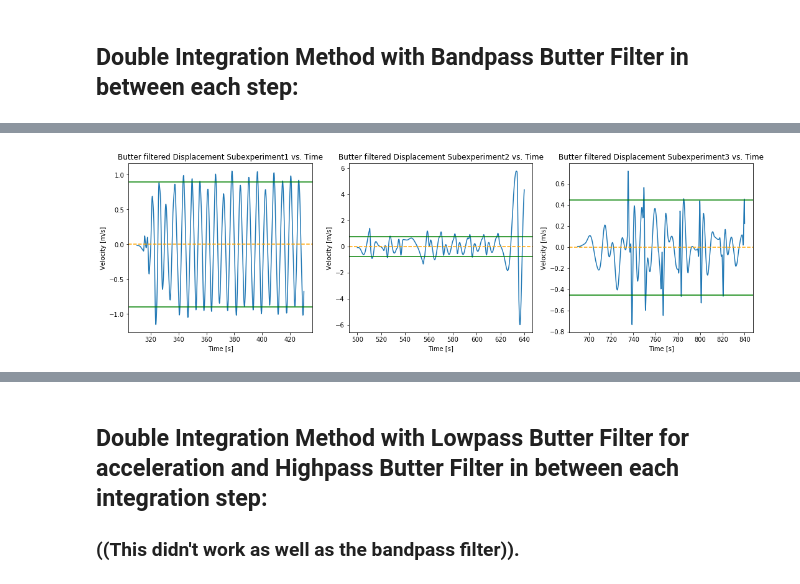
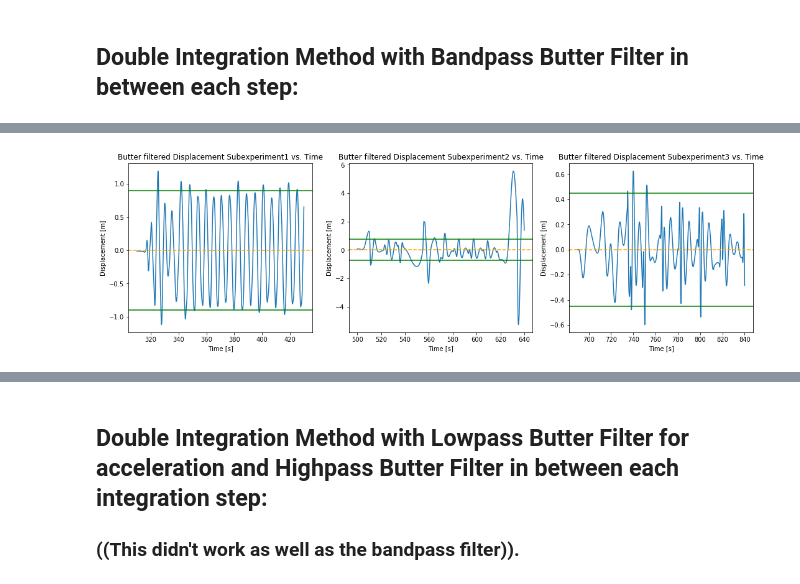
Before and after one commit to pjsimmon/E4E_Smartfin, a Jupyter notebook: PSD_E4_DoubleIntegrationFFT1_ButterFilter.ipynb, the cells around one changed output, grey strips where cells are left out. Drawn from its saved outputs; the diff is of its cells as text; code cells hidden in the pictures.

```diff
--- a/PSD_E4_DoubleIntegrationFFT1_ButterFilter.ipynb
+++ b/PSD_E4_DoubleIntegrationFFT1_ButterFilter.ipynb
@@ -1294,8 +1294,8 @@ plt.show()
 # %%
 # Define the sample rate and the Low and High Cutoff frequencies
 fs = 30
-lowcut = 0.07
-highcut = 0.9
+lowcut = 0.09
+highcut = 1.0
 
 def double_integral_bandpass(time_array, acc_array, dacc_array, lowcut, highcut, fs, order):
 
@@ -1416,35 +1416,37 @@ Starting subexperiment 3 analysis:
 # %%
+##Plotting just the displacement graphs, to put horizontal expected displacement lines on it.
+
 f1 = plt.figure(figsize=(18,5))
 ax1 = f1.add_subplot(131)
 ax2 = f1.add_subplot(132)
 ax3 = f1.add_subplot(133)
 
 #Displacement graphs:
 ax1.plot(new_t1, disp_butter_integral1)
 ax1.set_title('Butter filtered Displacement Subexperiment1 vs. Time')
 ax1.set_xlabel('Time [s]')
-ax1.set_ylabel('Velocity [m/s]')
+ax1.set_ylabel('Displacement [m]')
 ax1.axhline(0, color="orange", ls='--')
 ax1.axhline(0.9, color="green", ls='-')
 ax1.axhline(-0.9, color="green", ls='-')
 
 ax2.plot(new_t2, disp_butter_integral2)
 ax2.set_title('Butter filtered Displacement Subexperiment2 vs. Time')
 ax2.set_xlabel('Time [s]')
-ax2.set_ylabel('Velocity [m/s]')
+ax2.set_ylabel('Displacement [m]')
 ax2.axhline(0, color="orange", ls='--')
 ax2.axhline(0.75, color="green", ls='-')
 ax2.axhline(-0.75, color="green", ls='-')
 
 
 ax3.plot(new_t3, disp_butter_integral3)
 ax3.set_title('Butter filtered Displacement Subexperiment3 vs. Time')
 ax3.set_xlabel('Time [s]')
-ax3.set_ylabel('Velocity [m/s]')
+ax3.set_ylabel('Displacement [m]')
 ax3.axhline(0, color="orange", ls='--')
 ax3.axhline(0.45, color="green", ls='-')
 ax3.axhline(-0.45, color="green", ls='-')
 
 plt.show()
 # %% [output]
-[figure, old version]
+[figure, new version]
```
Also changed, not shown: parts of 2 cells of this notebook.
